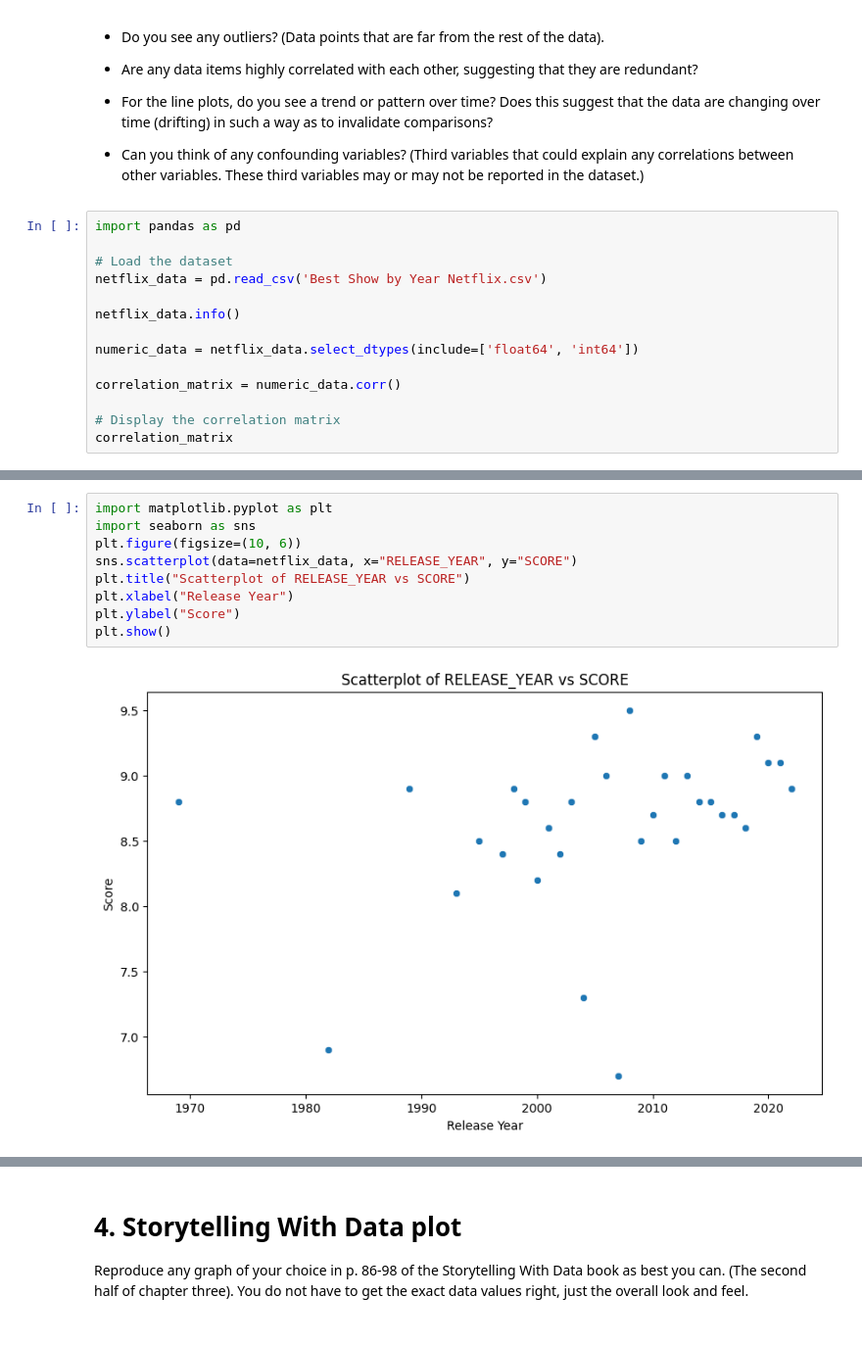
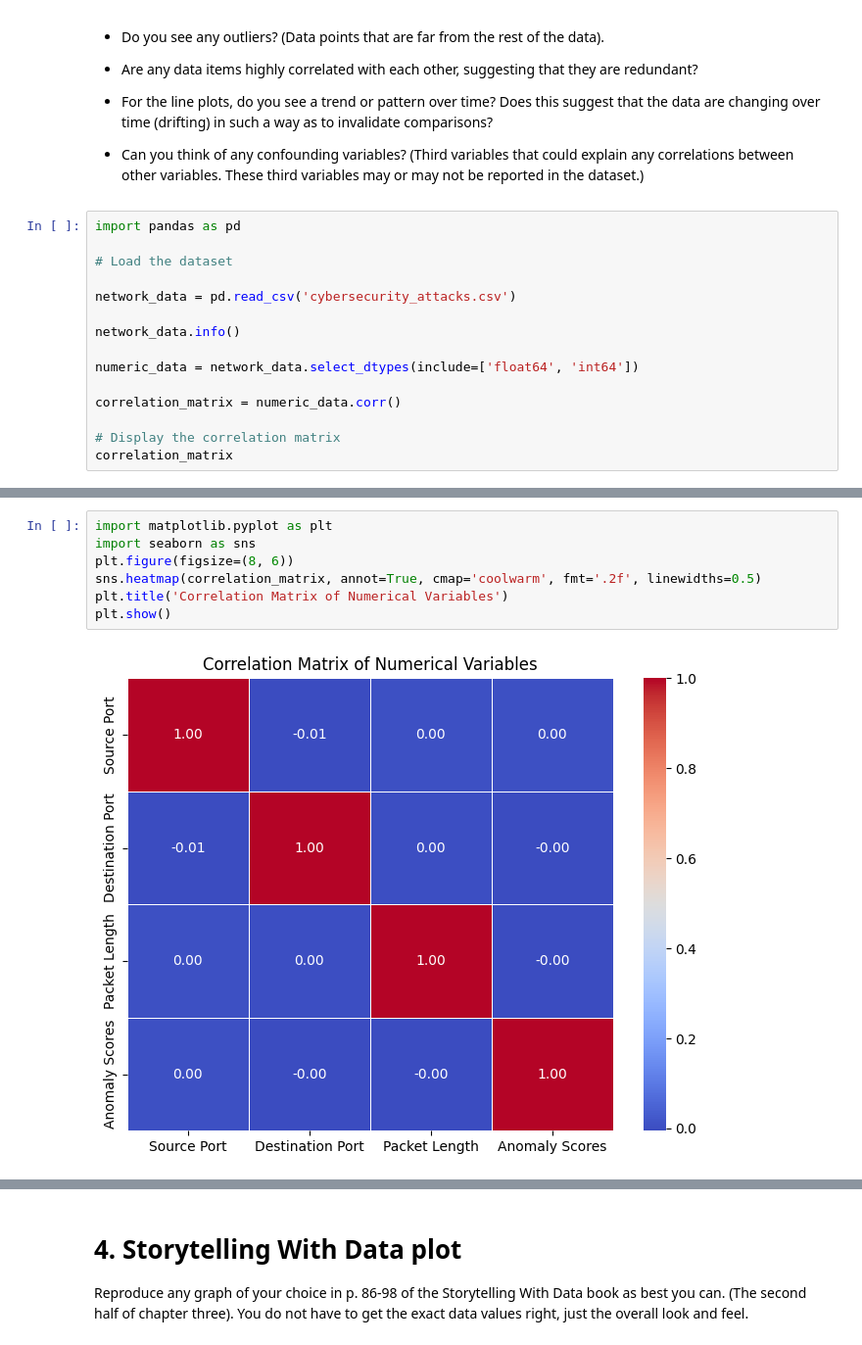
Before and after one commit to JakBainsBU/2025-spring-B2, a Jupyter notebook: Week6.ipynb, the cells around one changed output, grey strips where cells are left out. Shown at 98% size. Cells and saved outputs as stored; diff of their text form.

```diff
--- a/Week6.ipynb
+++ b/Week6.ipynb
@@ -85,11 +85,12 @@ This week, you will do the same types of exercises as last week, but you should
 import pandas as pd
 
 # Load the dataset
-netflix_data = pd.read_csv('Best Show by Year Netflix.csv')
 
-netflix_data.info()
+network_data = pd.read_csv('cybersecurity_attacks.csv')
 
-numeric_data = netflix_data.select_dtypes(include=['float64', 'int64'])
+network_data.info()
+
+numeric_data = network_data.select_dtypes(include=['float64', 'int64'])
 
 correlation_matrix = numeric_data.corr()
 
@@ -116,12 +122,10 @@ memory usage: 1.6+ KB
 # %%
 import matplotlib.pyplot as plt
 import seaborn as sns
-plt.figure(figsize=(10, 6))
-sns.scatterplot(data=netflix_data, x="RELEASE_YEAR", y="SCORE")
-plt.title("Scatterplot of RELEASE_YEAR vs SCORE")
-plt.xlabel("Release Year")
-plt.ylabel("Score")
+plt.figure(figsize=(8, 6))
+sns.heatmap(correlation_matrix, annot=True, cmap='coolwarm', fmt='.2f', linewidths=0.5)
+plt.title('Correlation Matrix of Numerical Variables')
 plt.show()
 # %% [output]
-[figure, old version]
+[figure, new version]
 # %%
```
Also changed, not shown: parts of 5 cells of this notebook.
